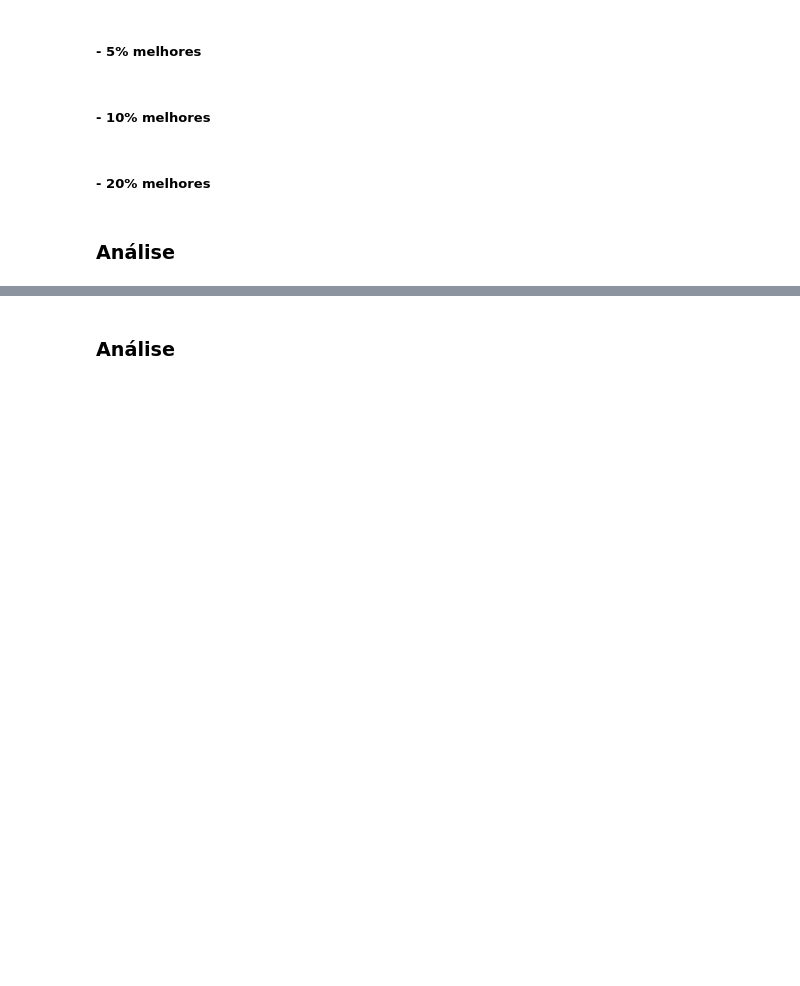
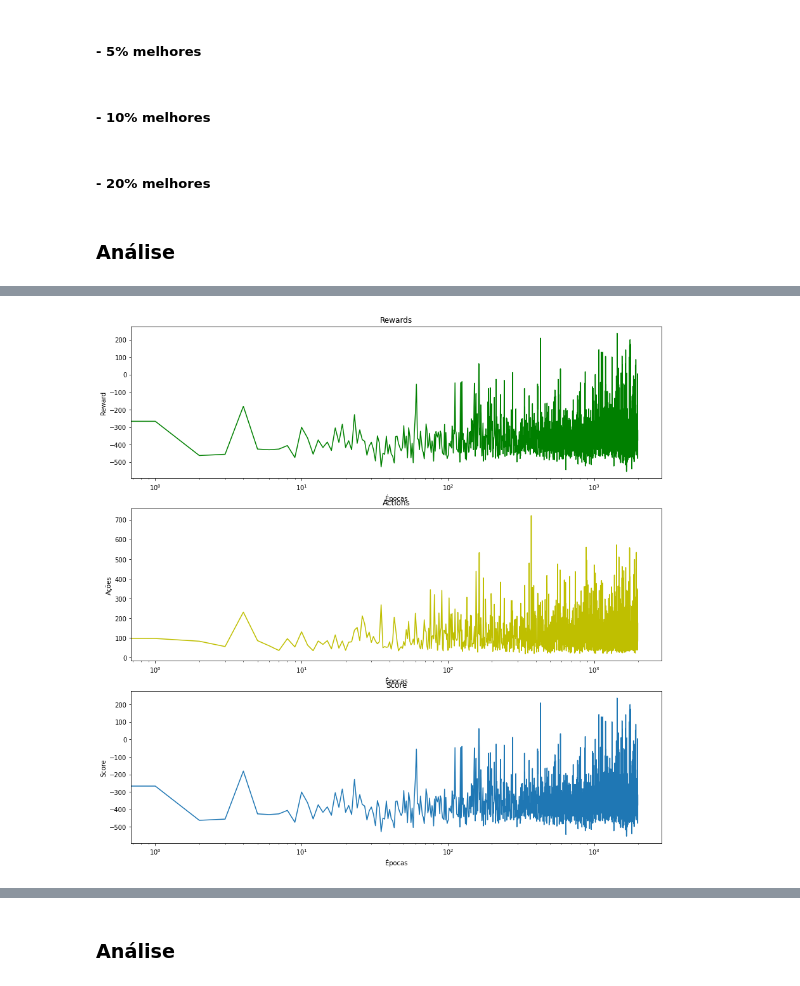
Before and after one commit to vpalmerini/pacman, a Jupyter notebook: p3.ipynb, the cells around one changed output, grey strips where cells are left out. Saved outputs shown, nothing was run; the diff lists cells and outputs as text; code cells hidden in the pictures; blank space fills up the shorter version.

```diff
--- a/p3.ipynb
+++ b/p3.ipynb
@@ -91,0 +141,7 @@ A cada geração mantemos os melhores indivíduos inalterados pois queremos que
+# %%
+# originalClassic
+performance_2000_original = ! python reinforcement.py --numGames 2000 --layout originalClassic
+# %%
+plotResults(performance_2000_original)
+# %% [output]
+[figure, added]
```
Also changed, not shown: parts of 47 cells of this notebook.
